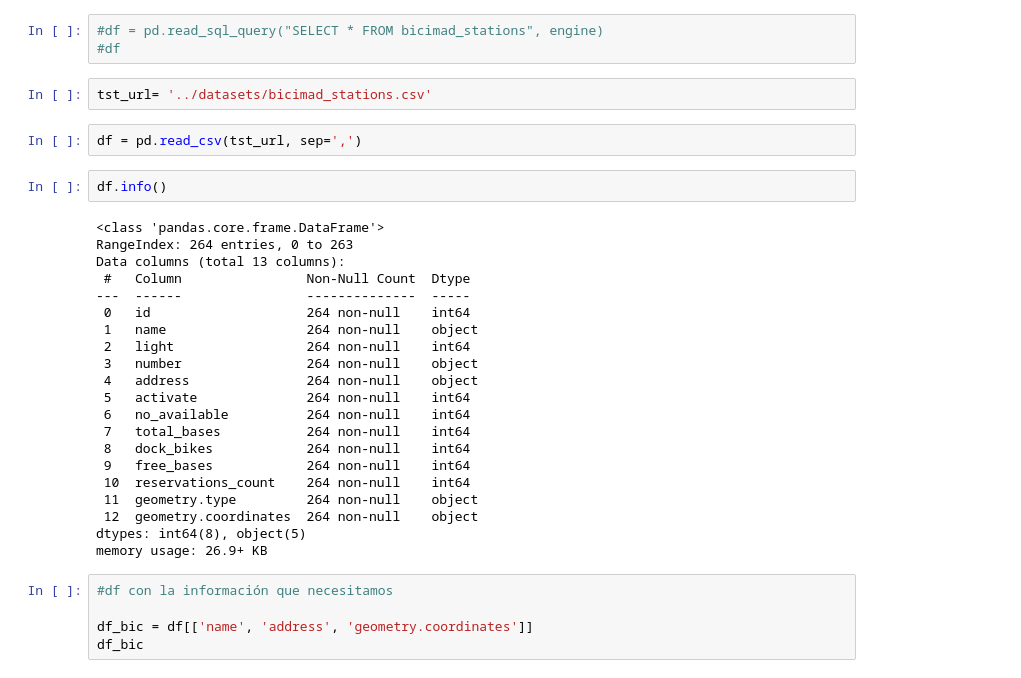
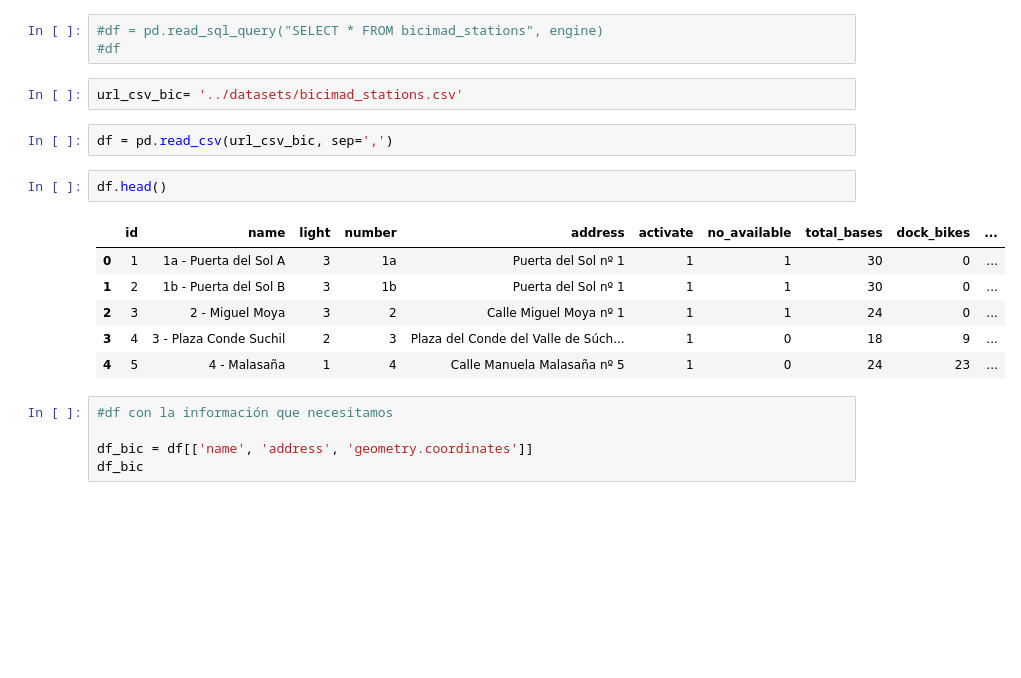
Before and after one commit to javiergispert/proyecto_m1, a Jupyter notebook: notebooks/Main.ipynb, the cells around one changed output. Saved outputs shown, nothing was run; the diff lists cells and outputs as text; blank space fills up the shorter version.

```diff
--- a/notebooks/Main.ipynb
+++ b/notebooks/Main.ipynb
@@ -22,32 +23,18 @@ sqlalchemy.__version__
 #df = pd.read_sql_query("SELECT * FROM bicimad_stations", engine)
 #df
 # %%
-tst_url= '../datasets/bicimad_stations.csv'
+url_csv_bic= '../datasets/bicimad_stations.csv'
 # %%
-df = pd.read_csv(tst_url, sep=',')
+df = pd.read_csv(url_csv_bic, sep=',')
 # %%
-df.info()
+df.head()
 # %% [output]
-<class 'pandas.core.frame.DataFrame'>
-RangeIndex: 264 entries, 0 to 263
-Data columns (total 13 columns):
- #   Column                Non-Null Count  Dtype
----  ------                --------------  -----
- 0   id                    264 non-null    int64
- 1   name                  264 non-null    object
- 2   light                 264 non-null    int64
- 3   number                264 non-null    object
- 4   address               264 non-null    object
- 5   activate              264 non-null    int64
- 6   no_available          264 non-null    int64
- 7   total_bases           264 non-null    int64
- 8   dock_bikes            264 non-null    int64
- 9   free_bases            264 non-null    int64
- 10  reservations_count    264 non-null    int64
- 11  geometry.type         264 non-null    object
- 12  geometry.coordinates  264 non-null    object
-dtypes: int64(8), object(5)
-memory usage: 26.9+ KB
+|  | id | name | light | number | address | activate | no_available | total_bases | dock_bikes | ... |
+| 0 | 1 | 1a - Puerta del Sol A | 3 | 1a | Puerta del Sol nº 1 | 1 | 1 | 30 | 0 | ... |
+| 1 | 2 | 1b - Puerta del Sol B | 3 | 1b | Puerta del Sol nº 1 | 1 | 1 | 30 | 0 | ... |
+| 2 | 3 | 2 - Miguel Moya | 3 | 2 | Calle Miguel Moya nº 1 | 1 | 1 | 24 | 0 | ... |
+| 3 | 4 | 3 - Plaza Conde Suchil | 2 | 3 | Plaza del Conde del Valle de Súch... | 1 | 0 | 18 | 9 | ... |
+| 4 | 5 | 4 - Malasaña | 1 | 4 | Calle Manuela Malasaña nº 5 | 1 | 0 | 24 | 23 | ... |
 # %%
 #df con la información que necesitamos
 
```
Also changed, not shown: parts of 73 cells of this notebook, 3 other files.
